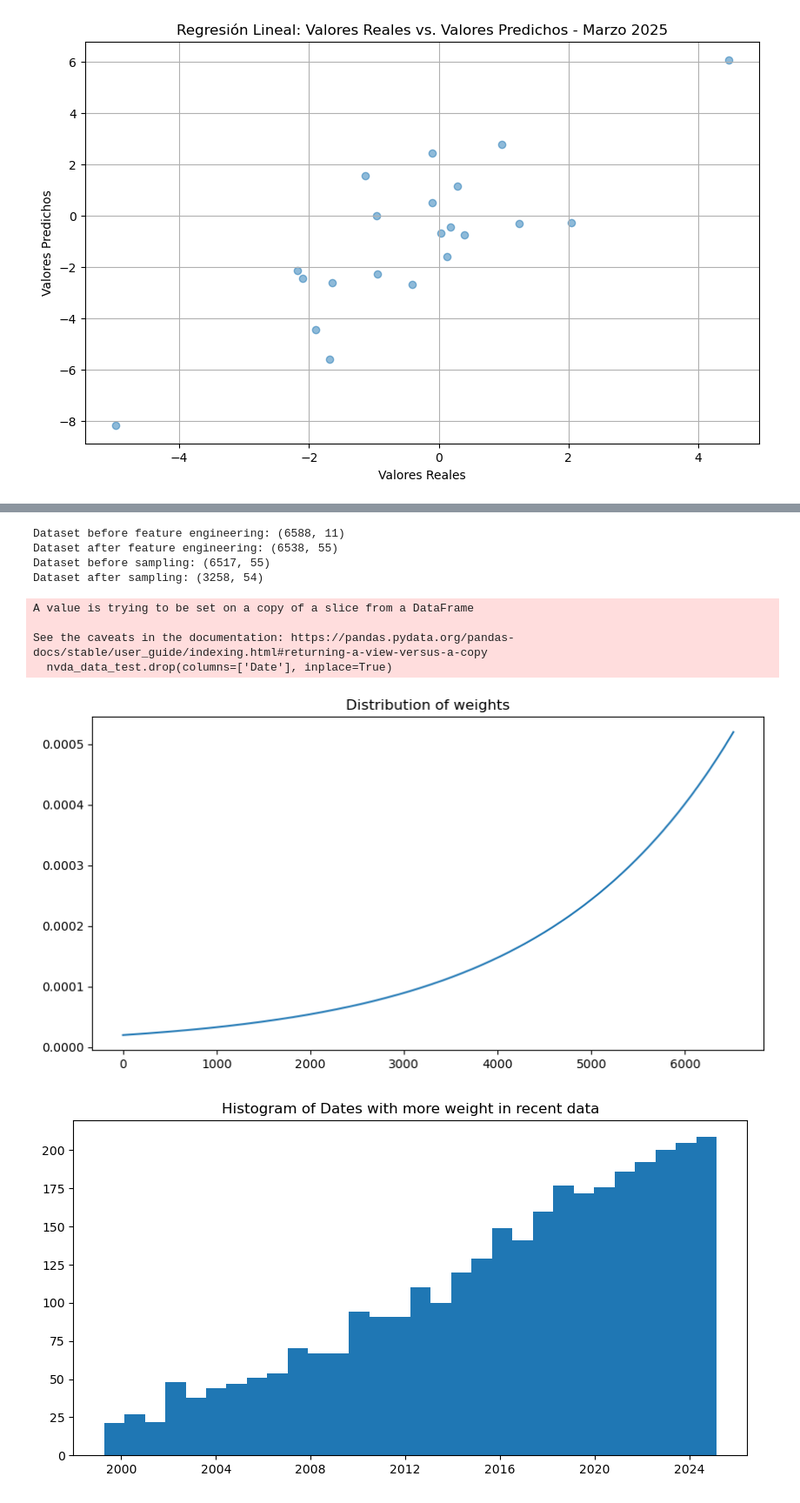
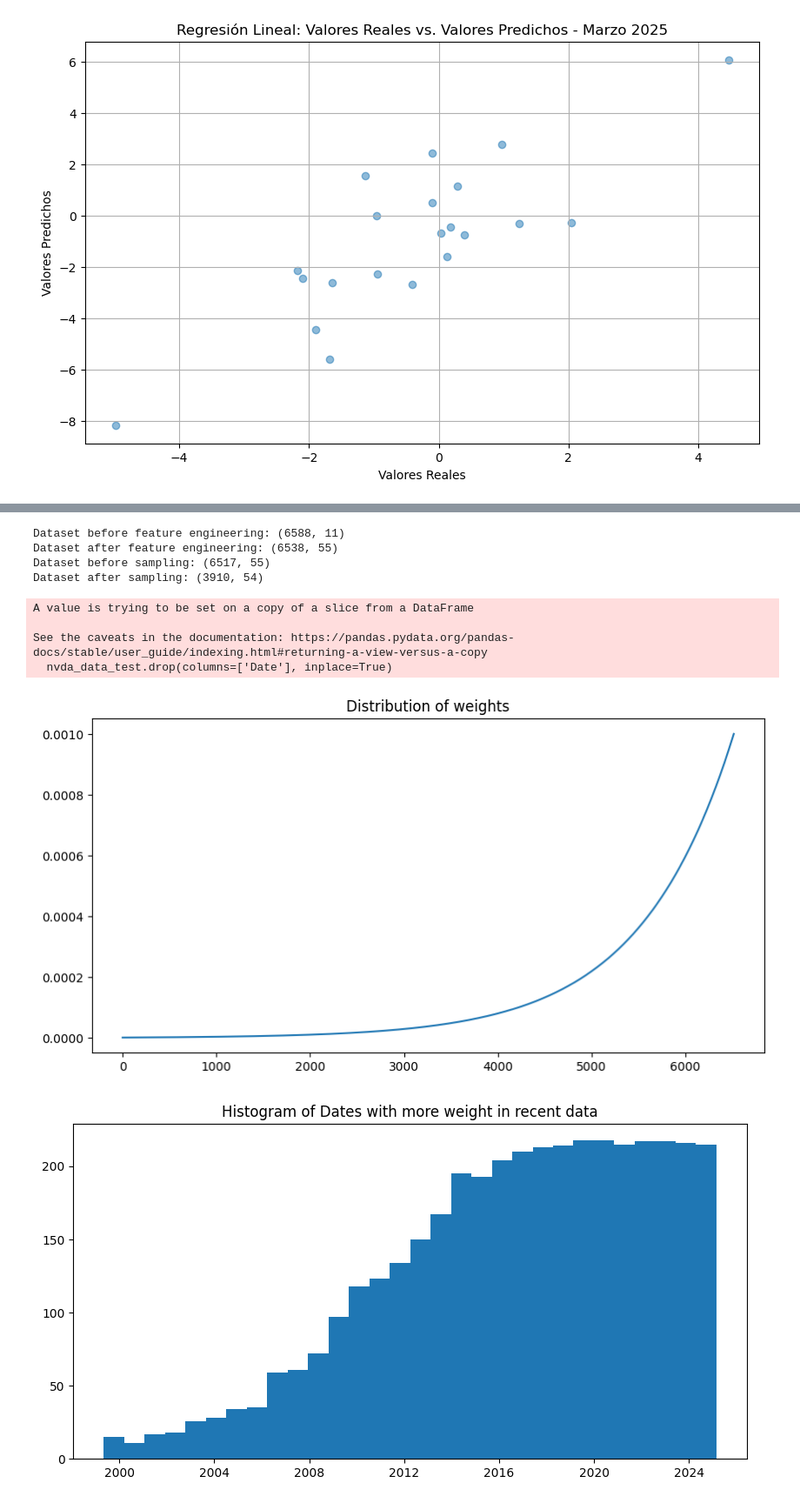
Before and after one commit to Ericson3100/Proyecto3DM, a Jupyter notebook: notebooks/2_FeatureEngineering.ipynb, the cells around one changed output, grey strips where cells are left out. Shown at 87% size. Drawn from its saved outputs; the diff is of its cells as text; code cells hidden in the pictures.

```diff
--- a/notebooks/2_FeatureEngineering.ipynb
+++ b/notebooks/2_FeatureEngineering.ipynb
@@ -414,22 +414,22 @@ See the caveats in the documentation: https://pandas.pydata.org/pandas-docs/stab
 # %%
 nvda_data = pd.read_csv('../data/raw/NVDA_with_SP500.csv')
 nvda_data = feature_engineering(nvda_data)
 
 nvda_data_train = nvda_data[nvda_data['Date'] <= '2025-02-28']
-nvda_data_train = sample_with_time_weights(nvda_data_train, percentage=0.5, k=0.0005)
+nvda_data_train = sample_with_time_weights(nvda_data_train, percentage=0.6, k=0.001)
 
 nvda_data_test = nvda_data[nvda_data['Date'] > '2025-02-28']
 nvda_data_test.drop(columns=['Date'], inplace=True)
 nvda_data_test.to_csv('../data/processed/NVDA_test.csv', index=False)
 nvda_data_train.to_csv('../data/processed/NVDA_train.csv', index=False)
 # %% [output]
 Dataset before feature engineering: (6588, 11)
 Dataset after feature engineering: (6538, 55)
 Dataset before sampling: (6517, 55)
-Dataset after sampling: (3258, 54)
+Dataset after sampling: (3910, 54)
 A value is trying to be set on a copy of a slice from a DataFrame
 
 See the caveats in the documentation: https://pandas.pydata.org/pandas-docs/stable/user_guide/indexing.html#returning-a-view-versus-a-copy
   nvda_data_test.drop(columns=['Date'], inplace=True)
-[figure, old version]
+[figure, new version]
-[figure, old version]
+[figure, new version]
```
Also changed, not shown: parts of 3 cells of this notebook.
